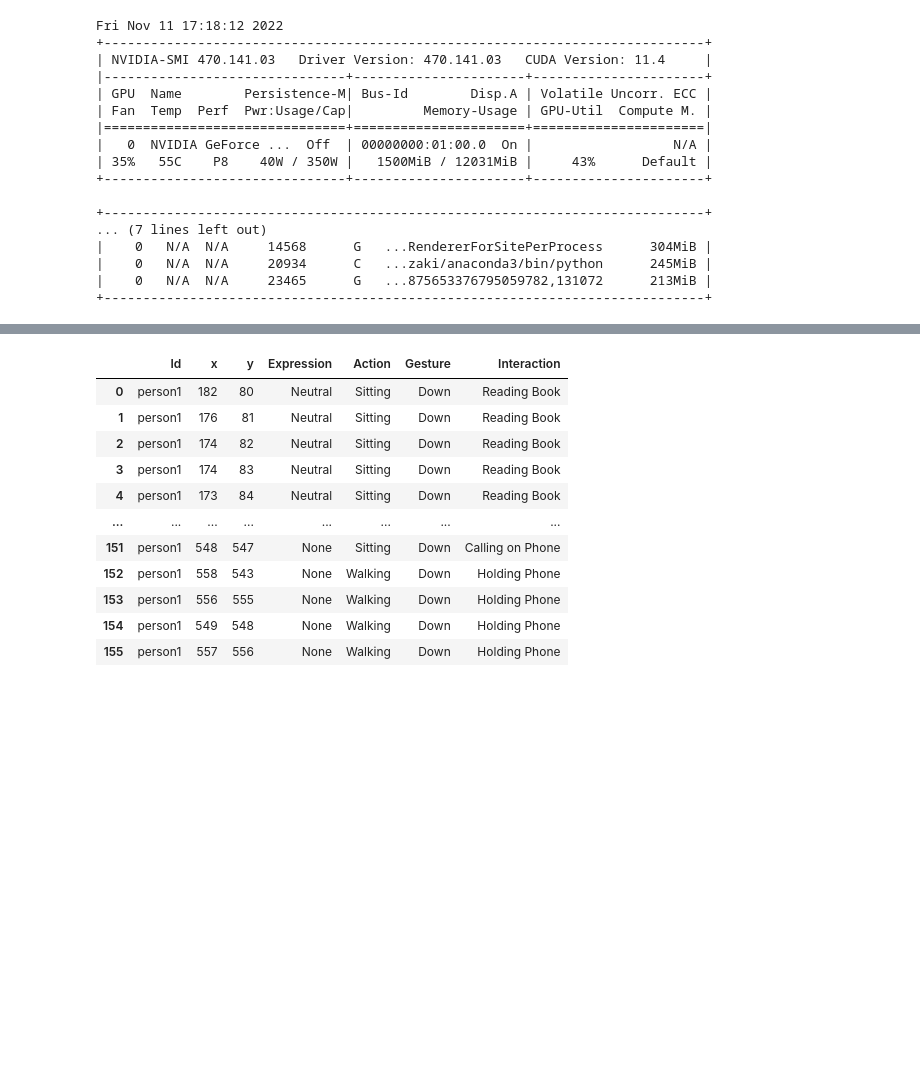
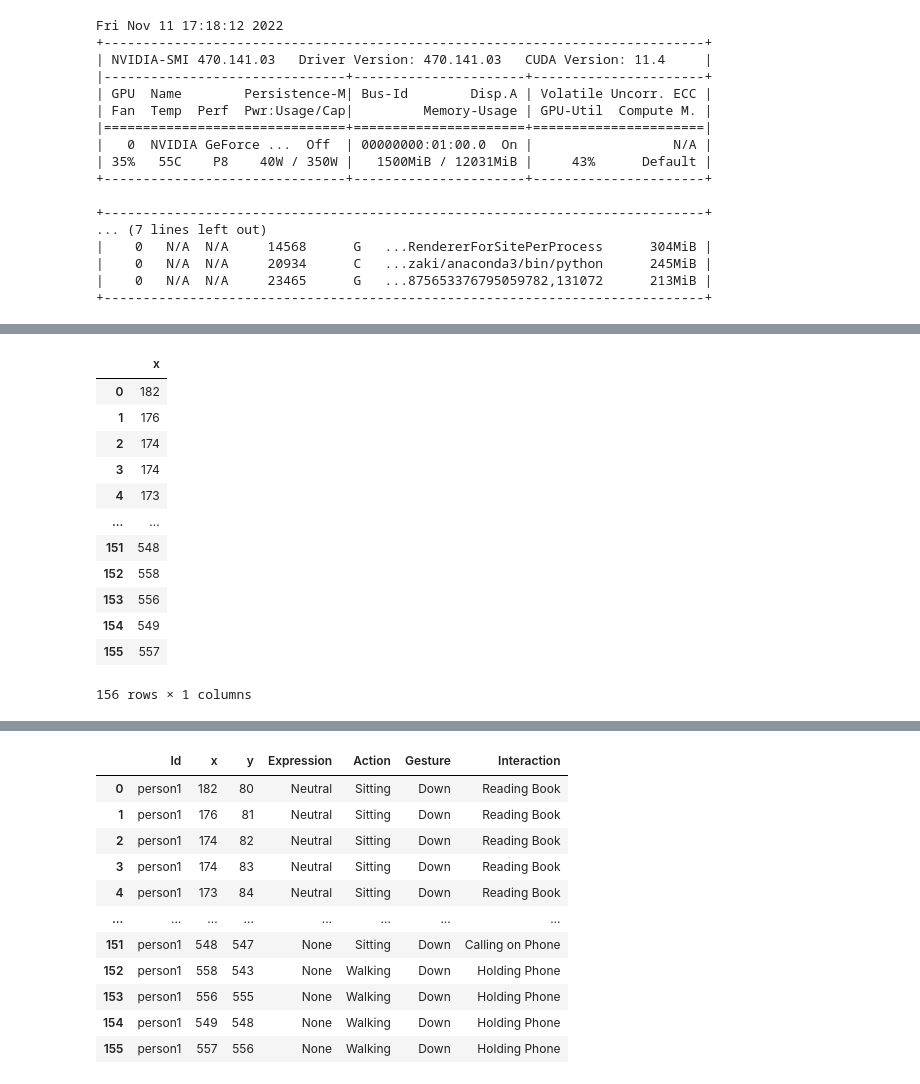
Before and after one commit to ozaki-hr8/-Space-Utilization-Analysis, a Jupyter notebook: cluster.ipynb, the cells around one changed output, grey strips where cells are left out. Cells and saved outputs as stored; diff of their text form; code cells hidden in the pictures; blank space fills up the shorter version.

```diff
--- a/cluster.ipynb
+++ b/cluster.ipynb
@@ -30,0 +69,16 @@ coordsy_array=np.array(data['y'])
+# %%
+data2.loc[:,['x']]
+# %% [output]
+|  | x |
+| 0 | 182 |
+| 1 | 176 |
+| 2 | 174 |
+| 3 | 174 |
+| 4 | 173 |
+| ... | ... |
+| 151 | 548 |
+| 152 | 558 |
+| 153 | 556 |
+| 154 | 549 |
+| 155 | 557 |
+156 rows × 1 columns
```
Also changed, not shown: parts of 26 cells of this notebook.
